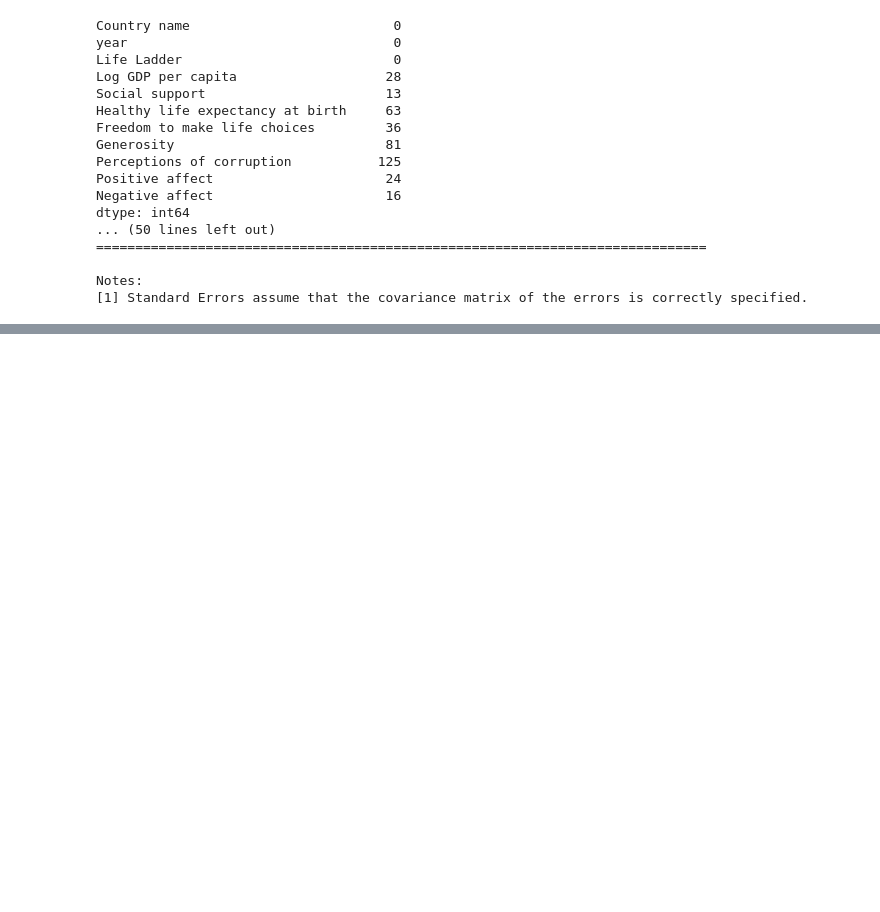
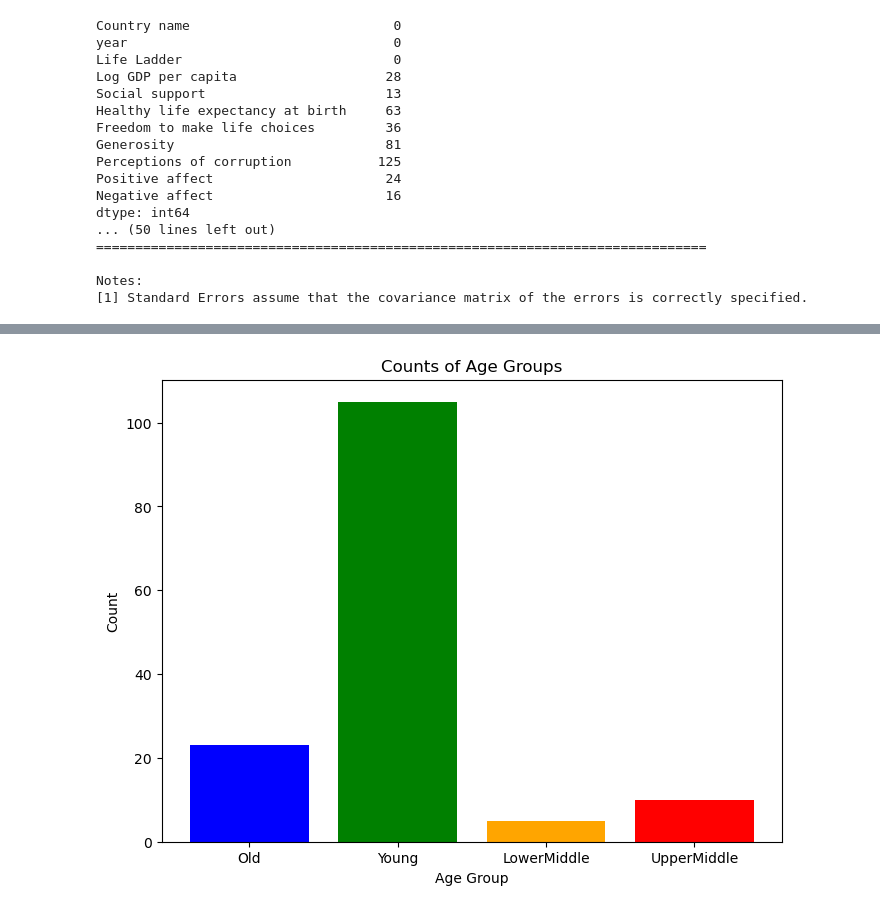
Before and after one commit to nicolesaade/WorldHappinessReportAnalysis, a Jupyter notebook: Clean + regression.ipynb, the cells around one changed output, grey strips where cells are left out. Cells and saved outputs as stored; diff of their text form; code cells hidden in the pictures; blank space fills up the shorter version.

```diff
--- a/Clean + regression.ipynb
+++ b/Clean + regression.ipynb
@@ -85,0 +111,2 @@ countries_by_region = {
+# %%
+df = pd.read_csv("happiness_age.csv")
@@ -85,0 +124,10 @@ countries_by_region = {
+# %%
+# Plotting
+plt.figure(figsize=(8, 6))
+plt.bar(counts.keys(), counts.values(), color=['blue', 'green', 'orange', 'red'])
+plt.xlabel('Age Group')
+plt.ylabel('Count')
+plt.title('Counts of Age Groups')
+plt.show()
+# %% [output]
+[figure, added]
```
Also changed, not shown: parts of 4 cells of this notebook, 1 other file.
